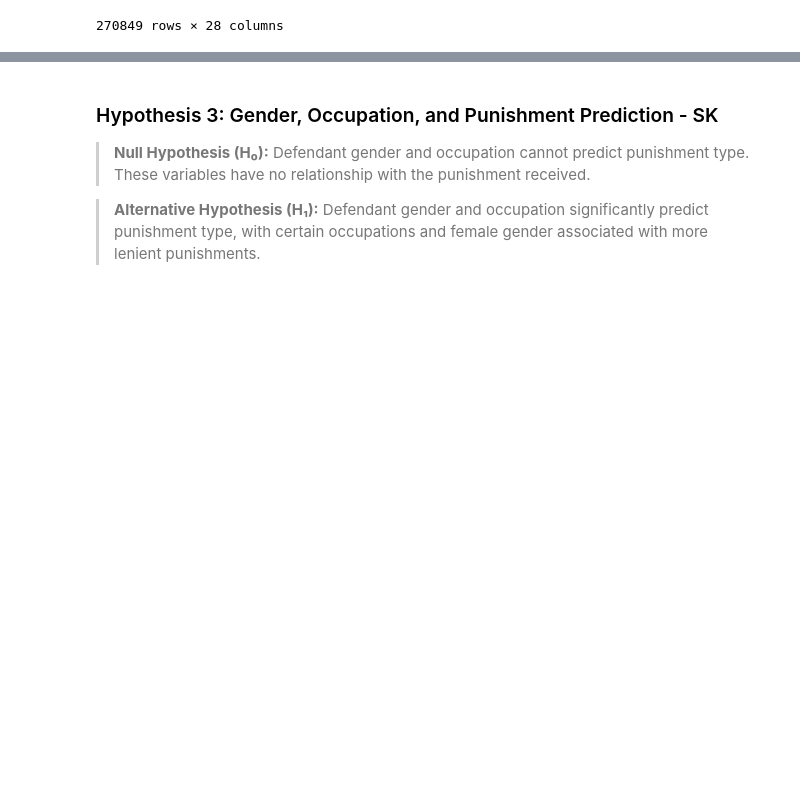
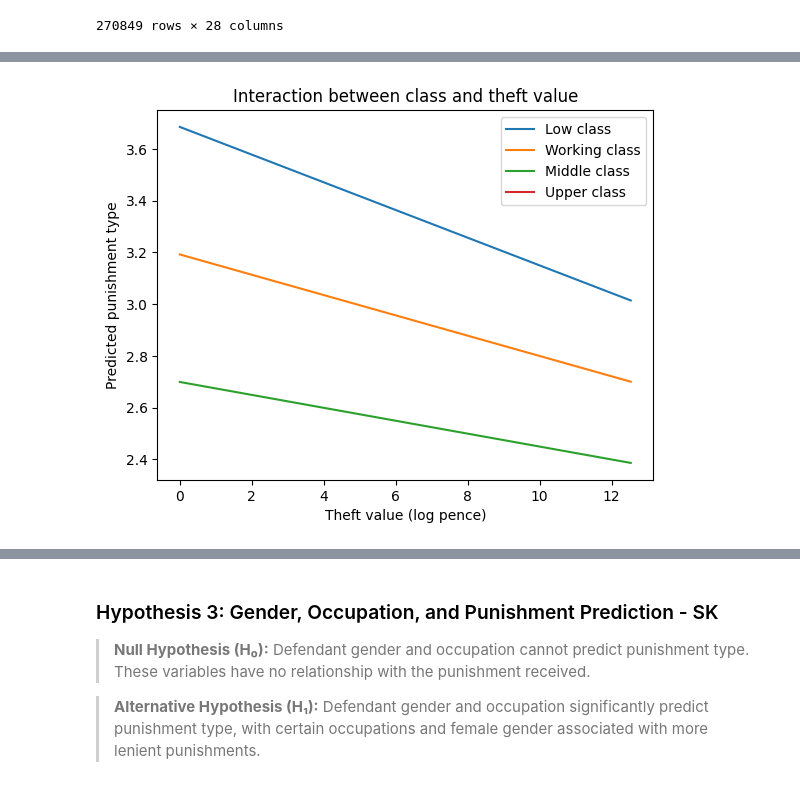
Before and after one commit to shayeliza/M6006_assignment3_23451794514, a Jupyter notebook: Working_document_new.ipynb, the cells around one changed output, grey strips where cells are left out. Cells and saved outputs as stored; diff of their text form; code cells hidden in the pictures; blank space fills up the shorter version.

Commit message:
model and interaction predictor for class, punishment and value of crime (theft)

```diff
--- a/Working_document_new.ipynb
+++ b/Working_document_new.ipynb
@@ -1346,0 +1511,14 @@ df
+# %%
+theft_df = df[df['offence_category'] == 'theft'].copy()
+# %%
+import numpy as np
+import statsmodels.formula.api as smf
+
+theft_df['log_value'] = np.log1p(theft_df['offence_value_pence_total'])
+
+model = smf.ols(
+    formula='punishment_code ~ occupation_code * log_value',
+    data=theft_df
+).fit()
+
+print(model.summary())
@@ -1346,0 +1543,33 @@ df
+# %%
+log_value_range = np.linspace(
+    theft_df['log_value'].min(),
+    theft_df['log_value'].max(),
+    100
+)
+
+# prediction data
+pred_df = pd.DataFrame({
+    'log_value': np.tile(log_value_range, 3),
+    'occupation_code': np.repeat([1, 2, 3], len(log_value_range))
+})
+
+# predict punishment
+pred_df['predicted_punishment'] = model.predict(pred_df)
+# %%
+import matplotlib.pyplot as plt
+
+for cls, label in zip([1, 2, 3, 4], ['Low class', 'Working class', 'Middle class', 'Upper class']):
+    subset = pred_df[pred_df['occupation_code'] == cls]
+    plt.plot(
+        subset['log_value'],
+        subset['predicted_punishment'],
+        label=label
+    )
+
+plt.xlabel('Theft value (log pence)')
+plt.ylabel('Predicted punishment type')
+plt.title('Interaction between class and theft value')
+plt.legend()
+plt.show()
+# %% [output]
+[figure, added]
```
Also changed, not shown: parts of 14 cells of this notebook.
